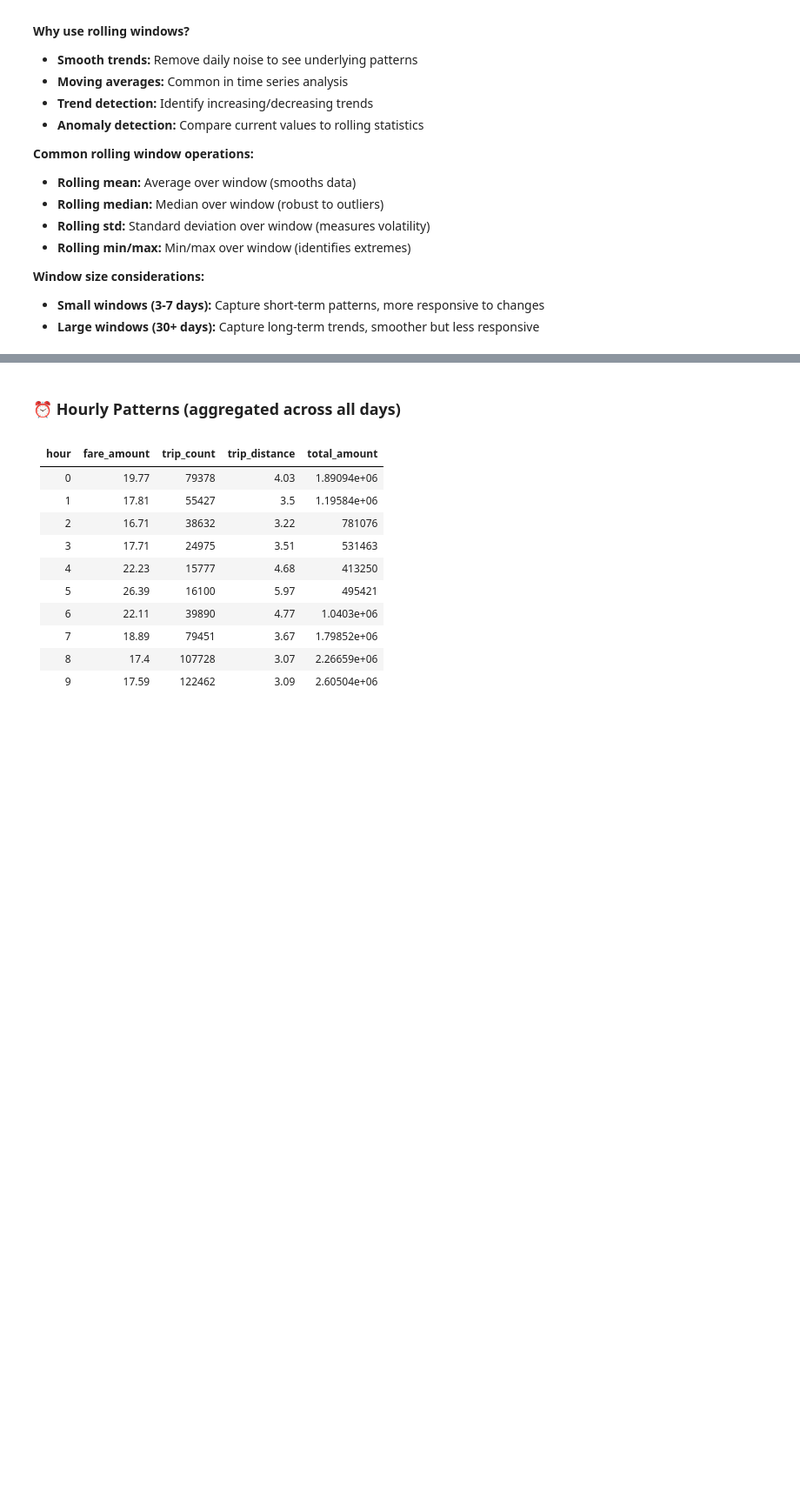
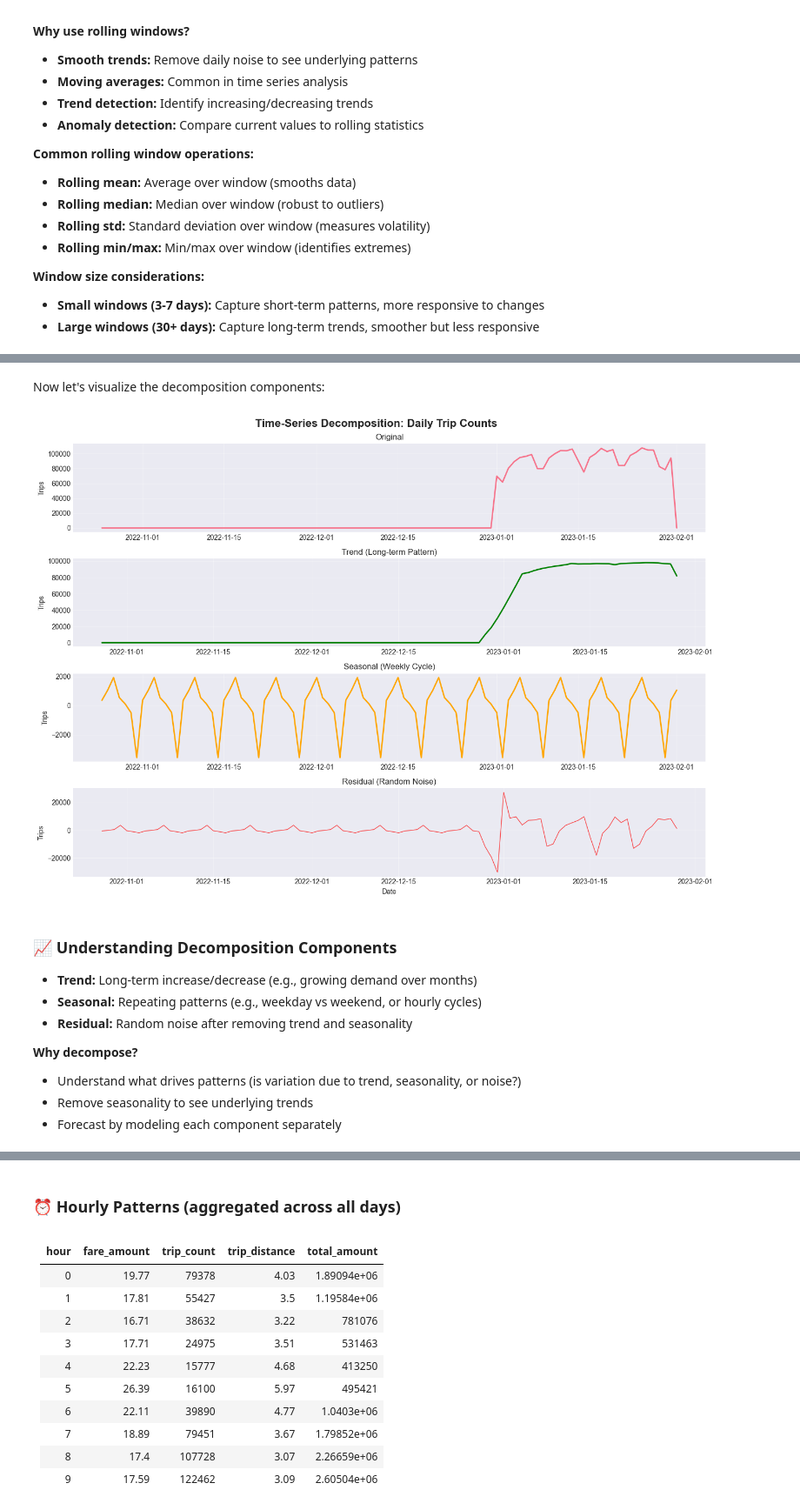
Before and after one commit to christopherseaman/datasci_217, a Jupyter notebook: 11/demo/02_wrangling.ipynb, the cells around one changed output, grey strips where cells are left out. Shown at 87% size. Cells and saved outputs as stored; diff of their text form; code cells hidden in the pictures; blank space fills up the shorter version.

```diff
--- a/11/demo/02_wrangling.ipynb
+++ b/11/demo/02_wrangling.ipynb
@@ -742,0 +844,73 @@ plt.show()
+# %%
+# Demonstrate time-series decomposition with daily trip counts
+daily_counts = df_ts.resample('D').size()
+
+from statsmodels.tsa.seasonal import seasonal_decompose
+
+# Decompose the time series (requires at least 2 full cycles)
+# For taxi data with weekly patterns, we need at least 14 days
+decomposition = seasonal_decompose(
+    daily_counts,
+    model='additive',    # Additive: components add up (Trend + Seasonal + Residual)
+    period=7             # Weekly seasonality (7 days)
+)
+# %% [markdown]
+Now let's visualize the decomposition components:
+# %%
+# Visualize decomposition components
+fig, axes = plt.subplots(4, 1, figsize=(14, 10))
+fig.suptitle('Time-Series Decomposition: Daily Trip Counts', fontsize=16, fontweight='bold')
+
+# Original data
+axes[0].plot(daily_counts.index, daily_counts.values, linewidth=2)
+axes[0].set_ylabel('Trips')
+axes[0].set_title('Original')
+axes[0].grid(True, alpha=0.3)
+
+# Trend component
+axes[1].plot(decomposition.trend.index, decomposition.trend.values, linewidth=2, color='green')
+axes[1].set_ylabel('Trips')
+axes[1].set_title('Trend (Long-term Pattern)')
+axes[1].grid(True, alpha=0.3)
+
+# Seasonal component
+axes[2].plot(decomposition.seasonal.index, decomposition.seasonal.values, linewidth=2, color='orange')
+axes[2].set_ylabel('Trips')
+axes[2].set_title('Seasonal (Weekly Cycle)')
+axes[2].grid(True, alpha=0.3)
+
+# Residual (random noise)
+axes[3].plot(decomposition.resid.index, decomposition.resid.values, linewidth=1, color='red', alpha=0.7)
+axes[3].set_ylabel('Trips')
+axes[3].set_title('Residual (Random Noise)')
+axes[3].set_xlabel('Date')
+axes[3].grid(True, alpha=0.3)
+
+plt.tight_layout()
+plt.show()
+
+display(Markdown("""
+### 📈 Understanding Decomposition Components
+
+- **Trend:** Long-term increase/decrease (e.g., growing demand over months)
+- **Seasonal:** Repeating patterns (e.g., weekday vs weekend, or hourly cycles)
+- **Residual:** Random noise after removing trend and seasonality
+
+**Why decompose?**
+- Understand what drives patterns (is variation due to trend, seasonality, or noise?)
+- Remove seasonality to see underlying trends
+- Forecast by modeling each component separately
+"""))
+# %% [output]
+[figure, added]
+
+### 📈 Understanding Decomposition Components
+
+- **Trend:** Long-term increase/decrease (e.g., growing demand over months)
+- **Seasonal:** Repeating patterns (e.g., weekday vs weekend, or hourly cycles)
+- **Residual:** Random noise after removing trend and seasonality
+
+**Why decompose?**
+- Understand what drives patterns (is variation due to trend, seasonality, or noise?)
+- Remove seasonality to see underlying trends
+- Forecast by modeling each component separately
```
Also changed, not shown: parts of 27 cells of this notebook, 19 other files.
